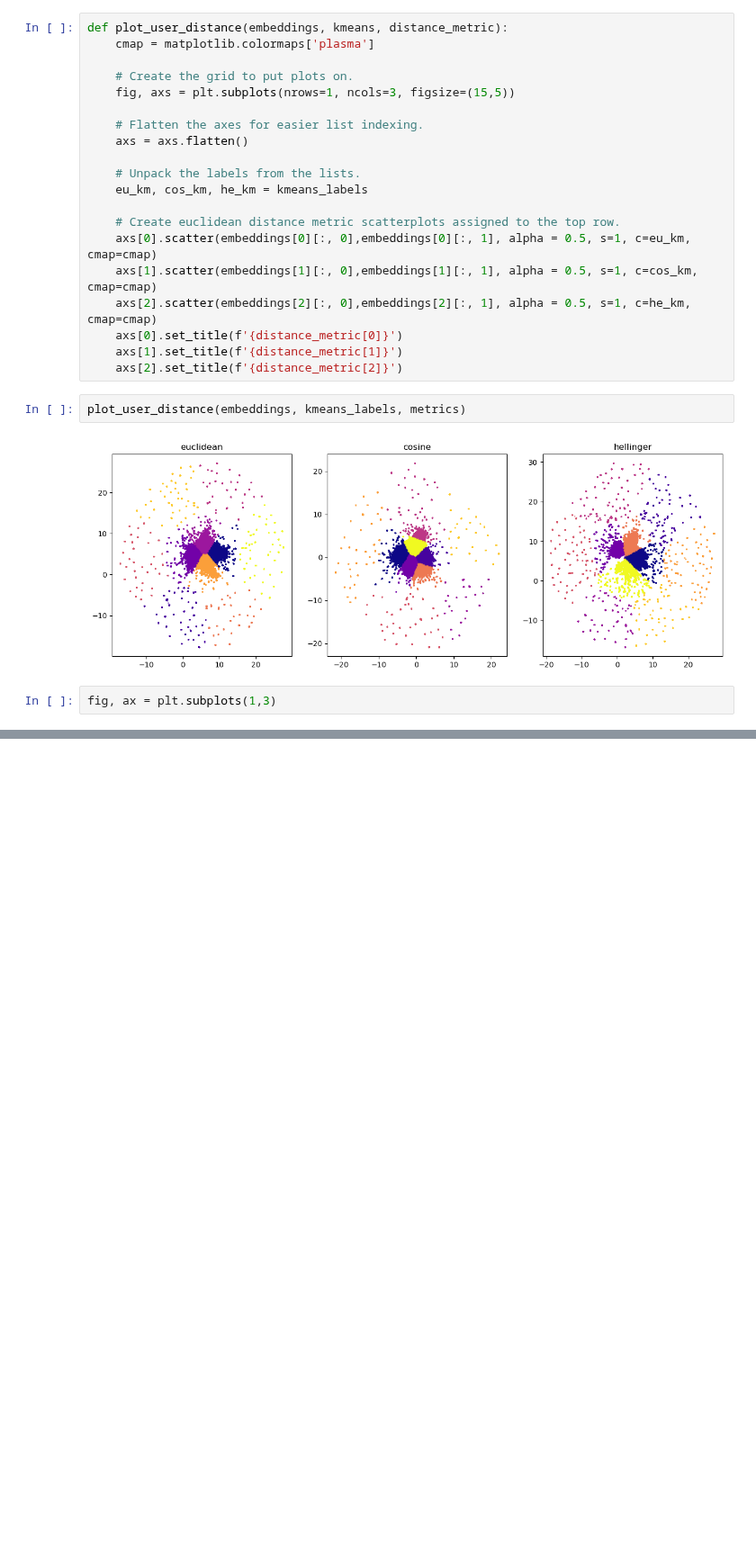
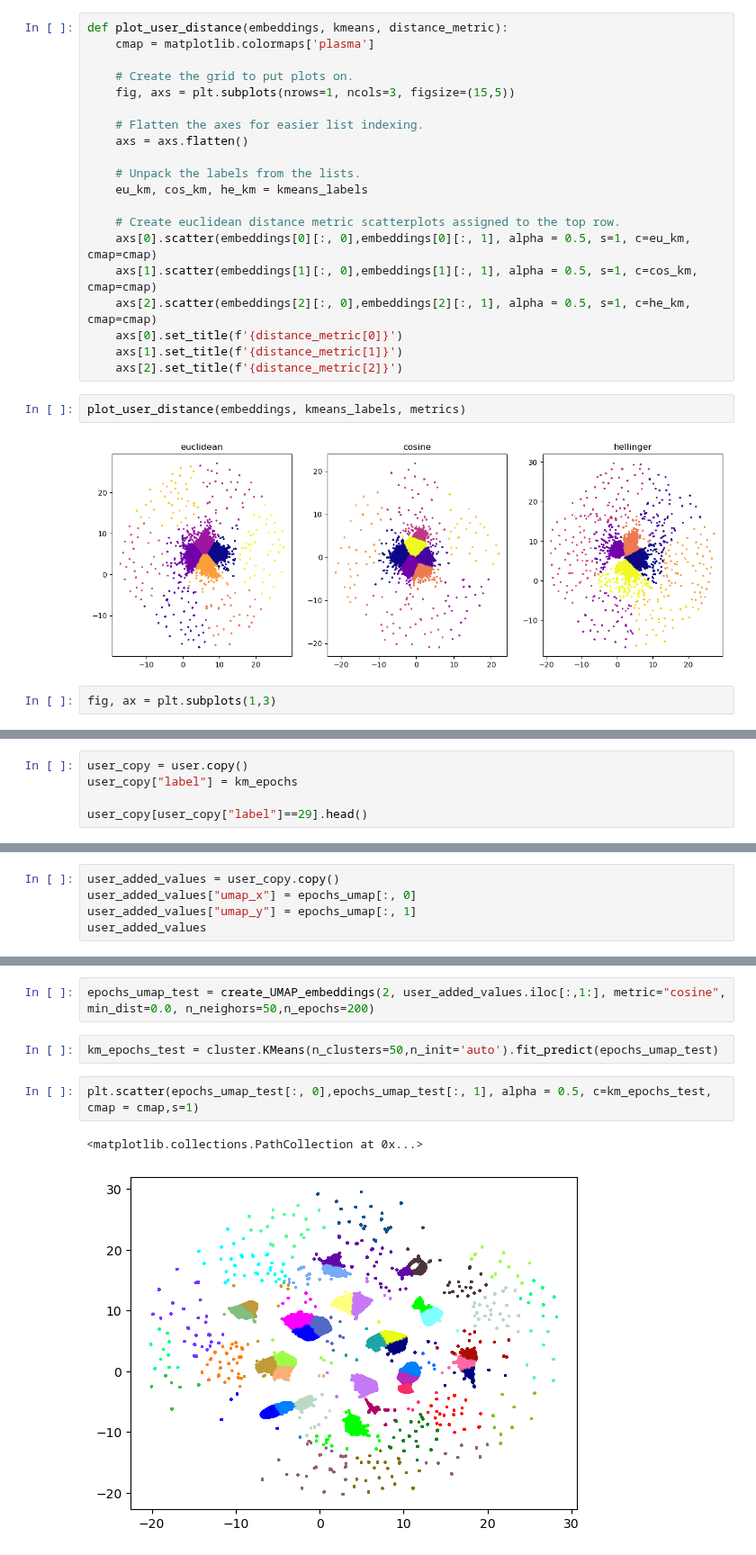
Before and after one commit to nicholas-rf/RecommenderProject, a Jupyter notebook: ExploratoryAnalysis/KMeans_hyperparameters.ipynb, the cells around one changed output, grey strips where cells are left out. Shown at 90% size. Saved outputs shown, nothing was run; the diff lists cells and outputs as text; blank space fills up the shorter version.

```diff
--- a/ExploratoryAnalysis/KMeans_hyperparameters.ipynb
+++ b/ExploratoryAnalysis/KMeans_hyperparameters.ipynb
@@ -69,0 +173,5 @@ fig, ax = plt.subplots(1,3)
+# %%
+user_copy = user.copy()
+user_copy["label"] = km_epochs
+
+user_copy[user_copy["label"]==29].head()
@@ -69,0 +209,5 @@ fig, ax = plt.subplots(1,3)
+# %%
+user_added_values = user_copy.copy()
+user_added_values["umap_x"] = epochs_umap[:, 0]
+user_added_values["umap_y"] = epochs_umap[:, 1]
+user_added_values
@@ -69,0 +228,9 @@ fig, ax = plt.subplots(1,3)
+# %%
+epochs_umap_test = create_UMAP_embeddings(2, user_added_values.iloc[:,1:], metric="cosine", min_dist=0.0, n_neighors=50,n_epochs=200)
+# %%
+km_epochs_test = cluster.KMeans(n_clusters=50,n_init='auto').fit_predict(epochs_umap_test)
+# %%
+plt.scatter(epochs_umap_test[:, 0],epochs_umap_test[:, 1], alpha = 0.5, c=km_epochs_test, cmap = cmap,s=1)
+# %% [output]
+<matplotlib.collections.PathCollection at 0x...>
+[figure, added]
```
Also changed, not shown: parts of 27 cells of this notebook, 2 other files.
